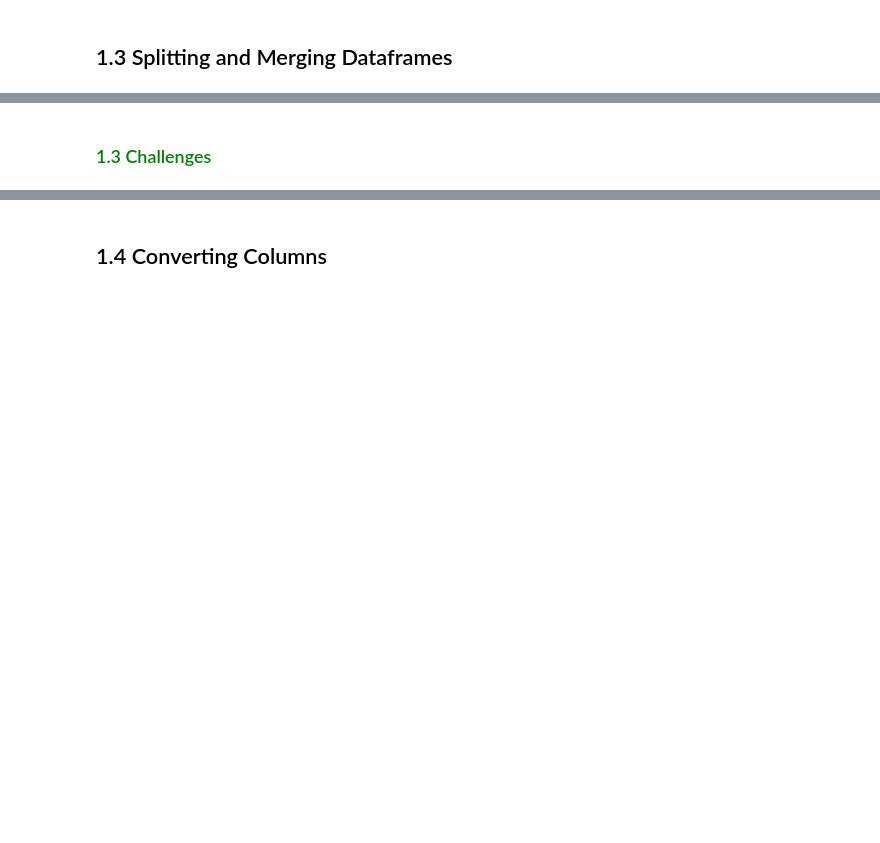
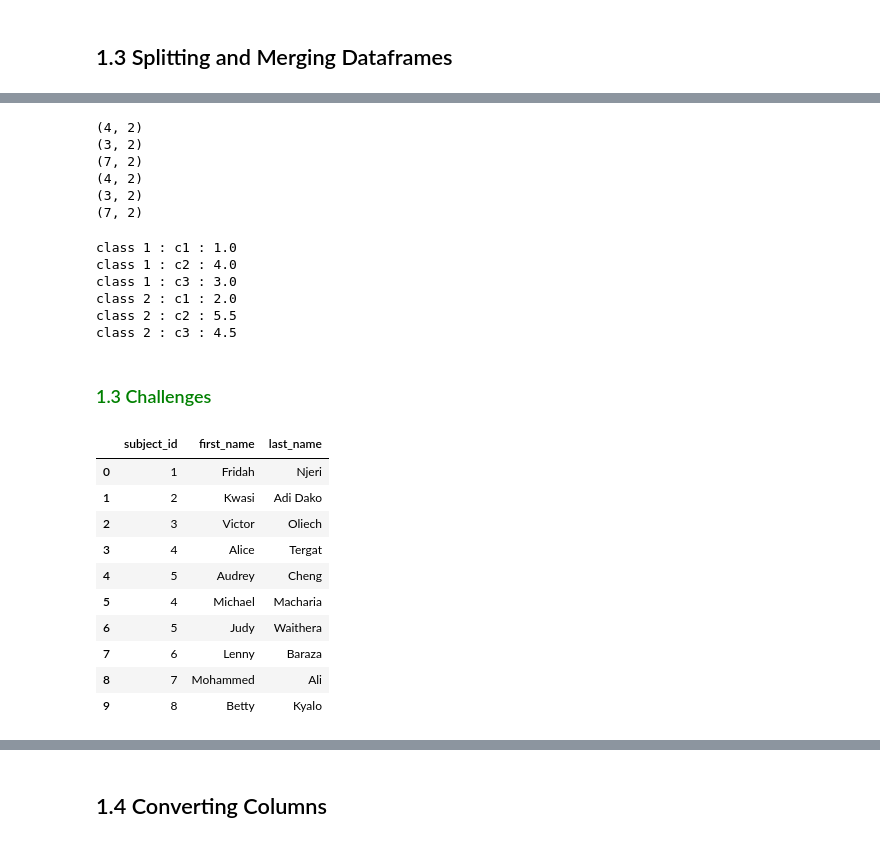
Before and after one commit to pavansai909/python, a Jupyter notebook: Pandas_Basics.ipynb, the cells around one changed output, grey strips where cells are left out. Cells and saved outputs as stored; diff of their text form; code cells hidden in the pictures; blank space fills up the shorter version.

```diff
--- a/Pandas_Basics.ipynb
+++ b/Pandas_Basics.ipynb
@@ -520,31 +560,38 @@ d = {'col_1': ts1, 'col_2': ts2}
 d
 
 # Uncomment and run after running previous lines
-# df_1 = pd.DataFrame(data=d)
-# df_1
+df_1 = pd.DataFrame(data=d)
+df_1
 
 # Uncomment and run after running previous lines
-# df_2 = pd.DataFrame(np.random.randn(3, 2), columns=['col_1', 'col_2'])
-# df_2
+df_2 = pd.DataFrame(np.random.randn(3, 2), columns=['col_1', 'col_2'])
+df_2
 
 # Uncomment and run after running previous lines
-# df_all = pd.concat((df_1, df_2), axis=0, ignore_index=True)
-# df_all
+df_all = pd.concat((df_1, df_2), axis=0, ignore_index=True)
+df_all
 
 # Uncomment and run after running previous lines
-# print(df_1.shape)
-# print(df_2.shape)
-# print(df_all.shape)
+print(df_1.shape)
+print(df_2.shape)
+print(df_all.shape)
 
 # Uncomment and run after running previous lines
-# print(df_1.shape)
-# print(df_2.shape)
-# print(df_all.shape)
+print(df_1.shape)
+print(df_2.shape)
+print(df_all.shape)
 
-# Uncomment and run after running previous lines
+# # Uncomment and run after running previous lines
 # print(df_train.shape)
 # print(df_test.shape)
 # print(df_all.shape)
+# %% [output]
+(4, 2)
+(3, 2)
+(7, 2)
+(4, 2)
+(3, 2)
+(7, 2)
 # %%
 # Example 4
 # Grouping by a Dataframe and iterating over grouped series
@@ -556,30 +603,56 @@ p_df = pd.DataFrame({"class": classes, "sub_class": sub_class, "vals": vals})
 p_df
 
 # Uncomment and run after running previous lines
-# grouped = p_df.groupby(['class', 'sub_class'])['vals'].median()
-# grouped
+grouped = p_df.groupby(['class', 'sub_class'])['vals'].median()
+grouped
 
 # Uncomment and run after running previous lines
-# for index_val, value in grouped.iteritems():
-#     class_name, sub_class_name = index_val
-#     print(class_name, ":", sub_class_name, ":", value)
+for index_val, value in grouped.iteritems():
+    class_name, sub_class_name = index_val
+    print(class_name, ":", sub_class_name, ":", value)
+# %% [output]
+class 1 : c1 : 1.0
+class 1 : c2 : 4.0
+class 1 : c3 : 3.0
+class 2 : c1 : 2.0
+class 2 : c2 : 5.5
+class 2 : c3 : 4.5
 # %% [markdown]
 ### <font color="green">1.3 Challenges</font>
 # %%
 # Challenge 1
 # Create the Dataframes from the given Dictionaries below and then merge them
 #
 dt1 = {
         'subject_id': ['1', '2', '3', '4', '5'],
         'first_name': ['Fridah', 'Kwasi', 'Victor', 'Alice', 'Audrey'],
         'last_name': ['Njeri', 'Adi Dako', 'Oliech', 'Tergat', 'Cheng']}
 
 dt2 = {
         'subject_id': ['4', '5', '6', '7', '8'],
         'first_name': ['Michael', 'Judy', 'Lenny', 'Mohammed', 'Betty'],
         'last_name': ['Macharia', 'Waithera', 'Baraza', 'Ali', 'Kyalo']}
 
-OUR CODE GOES HERE
+df1 = pd.DataFrame.from_dict(dt1, orient='columns')
+df1
+df2 = pd.DataFrame.from_dict(dt2, orient='columns')
+df2
+
+# df1.merge(df2, how='left',on ='subject_id')
+df= pd.concat([df1,df2],ignore_index=True)
+df
+# %% [output]
+|  | subject_id | first_name | last_name |
+| 0 | 1 | Fridah | Njeri |
+| 1 | 2 | Kwasi | Adi Dako |
+| 2 | 3 | Victor | Oliech |
+| 3 | 4 | Alice | Tergat |
+| 4 | 5 | Audrey | Cheng |
+| 5 | 4 | Michael | Macharia |
+| 6 | 5 | Judy | Waithera |
+| 7 | 6 | Lenny | Baraza |
+| 8 | 7 | Mohammed | Ali |
+| 9 | 8 | Betty | Kyalo |
 # %%
 # Challenge 2
 # Using dt1 and dt2 dictionaries from Challenge 1, create another Dataframe from
```
Also changed, not shown: parts of 29 cells of this notebook, 3 other files.
